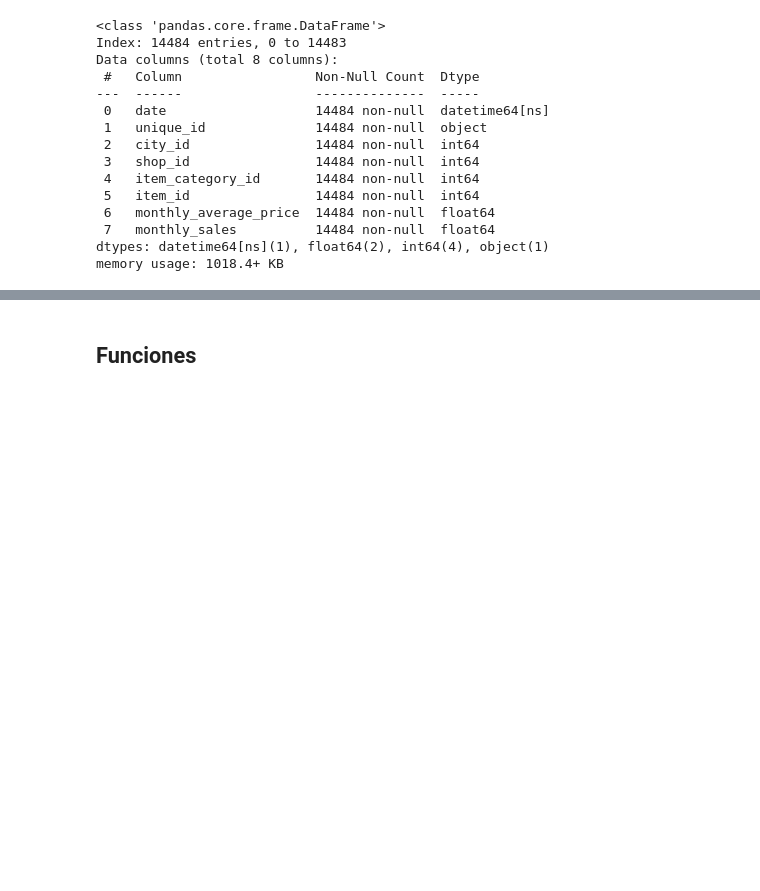
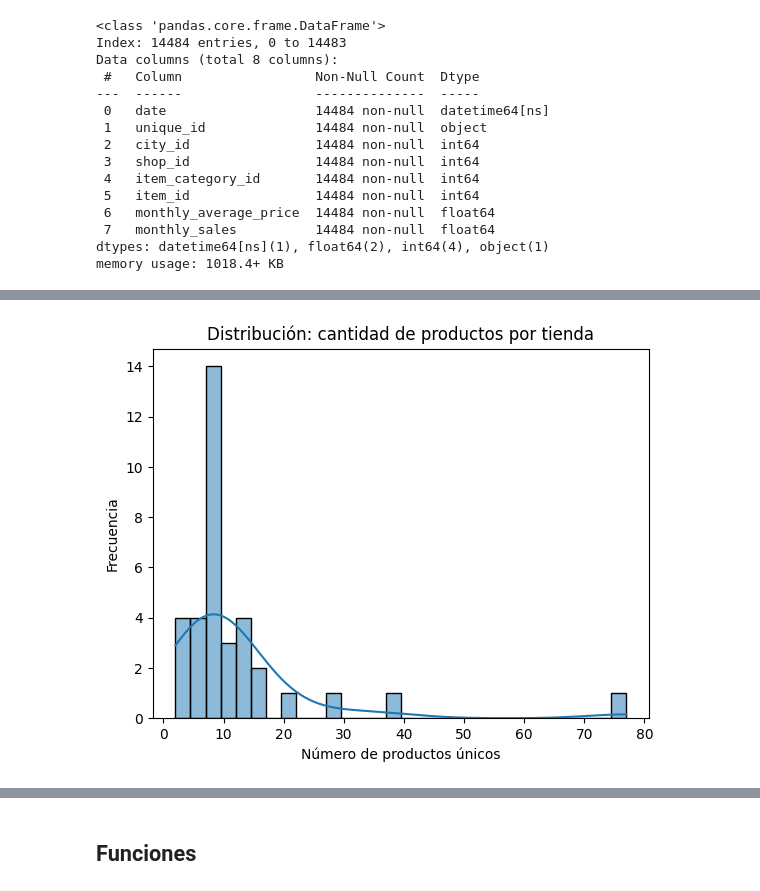
Before and after one commit to leoaguado/E3_Unsupervised_Machine_Learning, a Jupyter notebook: ML_time_series.ipynb, the cells around one changed output, grey strips where cells are left out. Cells and saved outputs as stored; diff of their text form; code cells hidden in the pictures; blank space fills up the shorter version.

```diff
--- a/ML_time_series.ipynb
+++ b/ML_time_series.ipynb
@@ -370,0 +465,4 @@ memory usage: 1018.4+ KB
+# %%
+item_per_shop = df_features.groupby("shop_id")["item_id"].nunique()
+df_features["items_per_shop"] = df_features["shop_id"].map(item_per_shop)
+df_features.head()
@@ -370,0 +476,8 @@ memory usage: 1018.4+ KB
+# %%
+sns.histplot(item_per_shop, bins=30, kde=True)
+plt.title("Distribución: cantidad de productos por tienda")
+plt.xlabel("Número de productos únicos")
+plt.ylabel("Frecuencia")
+plt.show()
+# %% [output]
+[figure, added]
```
Also changed, not shown: parts of 28 cells of this notebook.
